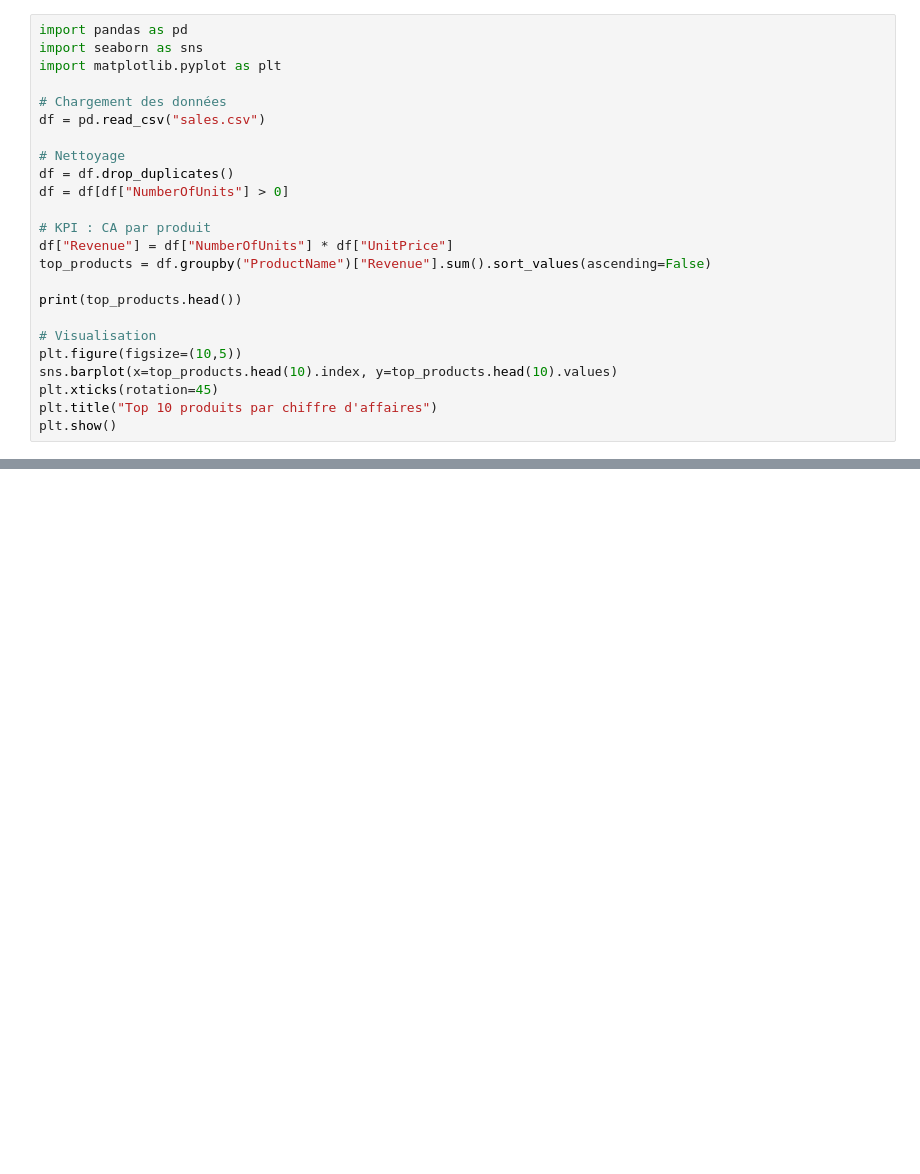
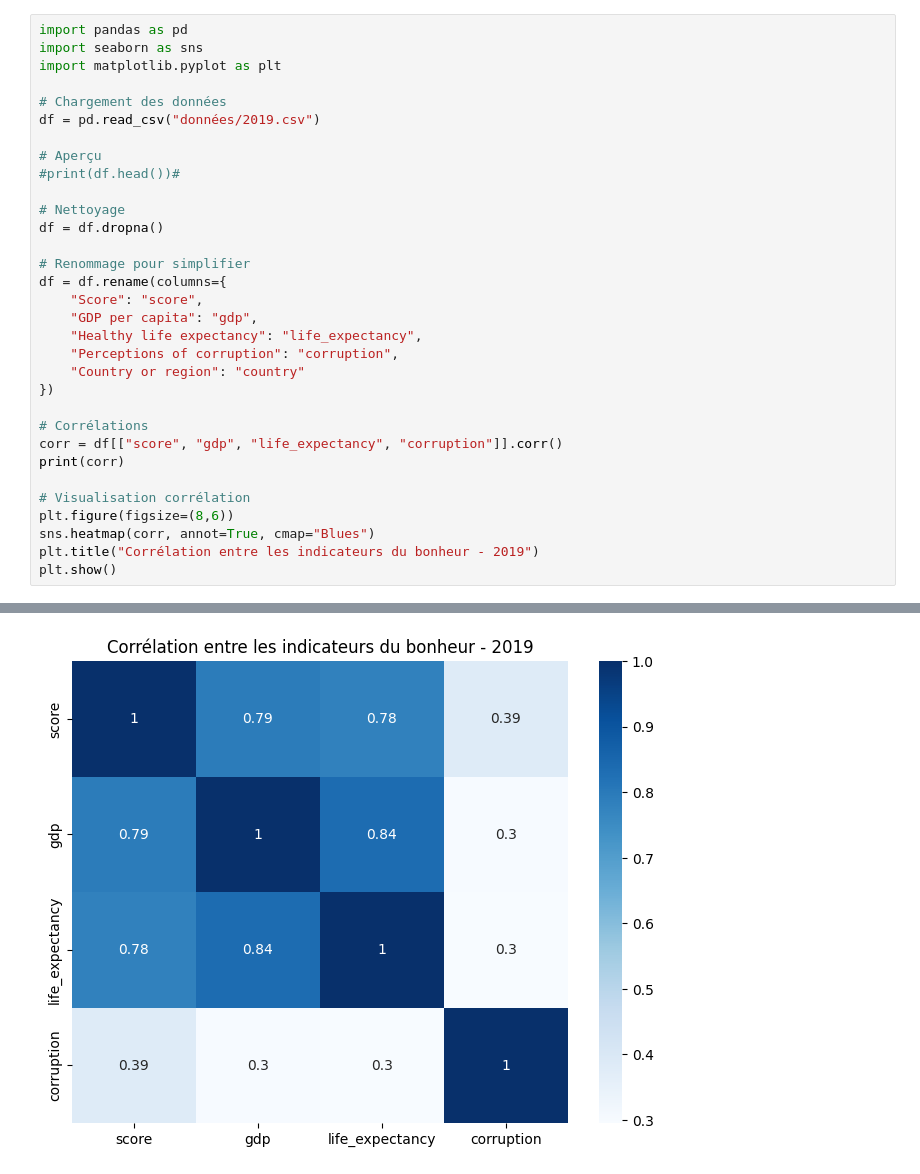
Before and after one commit to Lassounkoro/Portfolio, a Jupyter notebook: Projets/world_happiness_report.ipynb, the cells around one changed output, grey strips where cells are left out. Saved outputs shown, nothing was run; the diff lists cells and outputs as text; blank space fills up the shorter version.

```diff
--- a/Projets/world_happiness_report.ipynb
+++ b/Projets/world_happiness_report.ipynb
@@ -4,22 +4,30 @@ import seaborn as sns
 import matplotlib.pyplot as plt
 
 # Chargement des données
-df = pd.read_csv("sales.csv")
+df = pd.read_csv("données/2019.csv")
+
+# Aperçu
+#print(df.head())#
 
 # Nettoyage
-df = df.drop_duplicates()
-df = df[df["NumberOfUnits"] > 0]
+df = df.dropna()
 
-# KPI : CA par produit
-df["Revenue"] = df["NumberOfUnits"] * df["UnitPrice"]
-top_products = df.groupby("ProductName")["Revenue"].sum().sort_values(ascending=False)
+# Renommage pour simplifier
+df = df.rename(columns={
+    "Score": "score",
+    "GDP per capita": "gdp",
+    "Healthy life expectancy": "life_expectancy",
+    "Perceptions of corruption": "corruption",
+    "Country or region": "country"
+})
 
-print(top_products.head())
+# Corrélations
+corr = df[["score", "gdp", "life_expectancy", "corruption"]].corr()
+print(corr)
 
-# Visualisation
-plt.figure(figsize=(10,5))
-sns.barplot(x=top_products.head(10).index, y=top_products.head(10).values)
-plt.xticks(rotation=45)
-plt.title("Top 10 produits par chiffre d'affaires")
+# Visualisation corrélation
+plt.figure(figsize=(8,6))
+sns.heatmap(corr, annot=True, cmap="Blues")
+plt.title("Corrélation entre les indicateurs du bonheur - 2019")
 plt.show()
 # %% [output]
@@ -26,0 +39 @@ FileNotFoundError: [Errno 2] No such file or directory: 'sales.csv'
+[figure, added]
```
Also changed, not shown: parts of 2 cells of this notebook, 1 other file.
